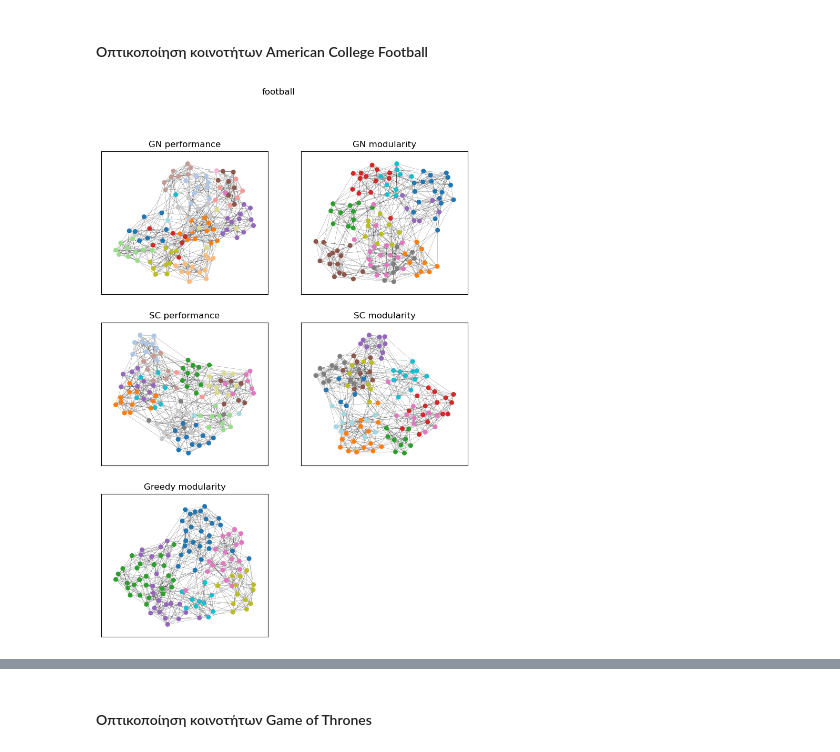
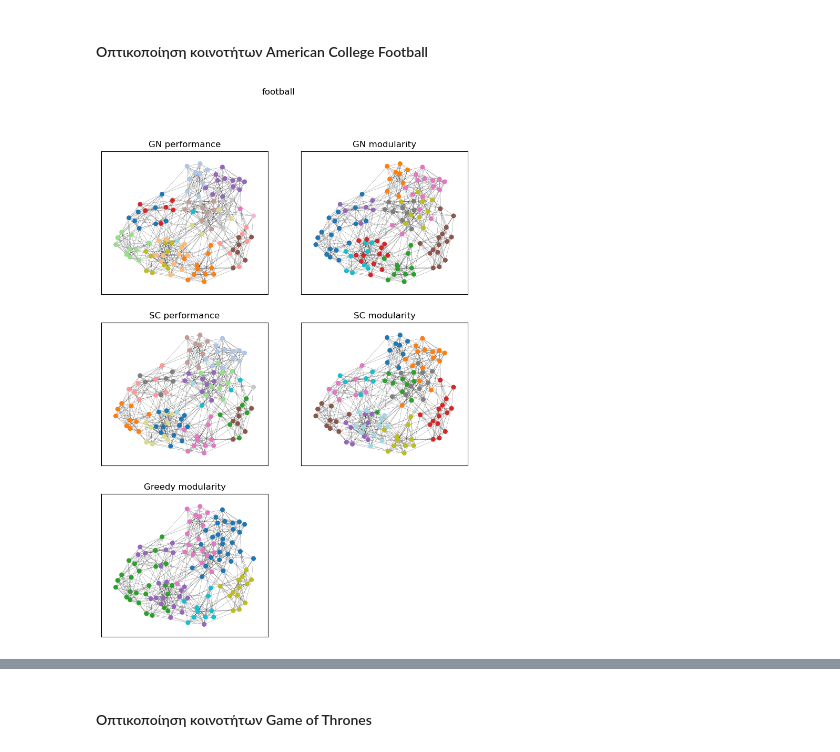
Before and after one commit to k-papadakis/social-network-analysis, a Jupyter notebook: lab2/lab2_student_version.ipynb, the cells around one changed output, grey strips where cells are left out. Saved outputs shown, nothing was run; the diff lists cells and outputs as text; code cells hidden in the pictures.

Commit message:
Added times. Constant spring layout.

```diff
--- a/lab2/lab2_student_version.ipynb
+++ b/lab2/lab2_student_version.ipynb
@@ -275,15 +296,16 @@ def spectral_clustering_50(G):
         yield spectral_clustering(G, n_clusters)
 
 
-# best_partition_sc = {
-#     name: {score_fn.__name__: best_partition(G, spectral_clustering_50, score_fn) for score_fn in (modularity, performance)
-#           } for name, G in graphs.items()
-# }
+best_partition_sc = {
+    name:
+    {score_fn.__name__: best_partition(G, spectral_clustering_50, score_fn) for score_fn in (modularity, performance)}
+    for name, G in graphs.items()
+}
 # %% [markdown]
 <h4>Εντοπισμός κοινοτήτων σε συνθετικά και πραγματικά δίκτυα με τη μέθοδο Modularity Maximization.</h4>
 Για την διαμέριση που θα προκύψει σε κάθε συνθετικό και πραγματικό δίκτυο, να υπολογίσετε το modularity score και το performance score.
 # %%
-# partition_mm = {name: greedy_modularity_communities(G) for name, G in graphs.items()}
+partition_mm = {name: greedy_modularity_communities(G) for name, G in graphs.items()}
 # %%
 # import pickle
 
@@ -296,16 +318,16 @@ def spectral_clustering_50(G):
 # with open('best_partition_gn.pkl', 'wb') as f:
 #     pickle.dump(best_partition_gn, f)
 # %%
-import pickle
+# import pickle
 
-with open('partition_mm.pkl', 'rb') as f:
-    partition_mm = pickle.load(f)
+# with open('partition_mm.pkl', 'rb') as f:
+#     partition_mm = pickle.load(f)
 
-with open('best_partition_sc.pkl', 'rb') as f:
-    best_partition_sc = pickle.load(f)
+# with open('best_partition_sc.pkl', 'rb') as f:
+#     best_partition_sc = pickle.load(f)
 
-with open('best_partition_gn.pkl', 'rb') as f:
-    best_partition_gn = pickle.load(f)
+# with open('best_partition_gn.pkl', 'rb') as f:
+#     best_partition_gn = pickle.load(f)
 # %% [markdown]
 #### Οπτικοποίηση κοινοτήτων American College Football
 # %%
@@ -313,36 +335,39 @@ def plot_communities(G: nx.Graph, partition, title=None, ax=None):
     if ax is None:
         _, ax = plt.subplots()
 
     node_to_int = {node: i for i, node in enumerate(G.nodes)}
 
     colors = [None] * len(G)
     for color, community in enumerate(partition):
         for node in community:
             colors[node_to_int[node]] = color
 
     cmap = 'tab10' if len(partition) <= 10 else 'tab20'
-    nx.draw_networkx(G, node_color=colors, with_labels=False, node_size=30, width=0.15, alpha=1.0, cmap=cmap, ax=ax)
+    pos = nx.spring_layout(G, seed=42)
+    nx.draw_networkx(
+        G, pos=pos, node_color=colors, with_labels=False, node_size=30, width=0.15, alpha=1.0, cmap=cmap, ax=ax
+    )
     ax.set_title(title)
 
 
 def plot_communities_grid(name, suptitle=None):
     G = graphs[name]
 
     fig, axs = plt.subplots(3, 2, figsize=(9, 12))
 
-    plot_communities(G, best_partition_gn[name]['performance'], f"GN performance", ax=axs[0, 0])
-    plot_communities(G, best_partition_gn[name]['modularity'], f"GN modularity", ax=axs[0, 1])
+    plot_communities(G, best_partition_gn[name]['performance']['best_partition'], f"GN performance", ax=axs[0, 0])
+    plot_communities(G, best_partition_gn[name]['modularity']['best_partition'], f"GN modularity", ax=axs[0, 1])
 
-    plot_communities(G, best_partition_sc[name]['performance'], f"SC performance", ax=axs[1, 0])
-    plot_communities(G, best_partition_sc[name]['modularity'], f"SC modularity", ax=axs[1, 1])
+    plot_communities(G, best_partition_sc[name]['performance']['best_partition'], f"SC performance", ax=axs[1, 0])
+    plot_communities(G, best_partition_sc[name]['modularity']['best_partition'], f"SC modularity", ax=axs[1, 1])
 
     plot_communities(G, partition_mm[name], f"Greedy modularity", ax=axs[2, 0])
 
     axs[2, 1].axis('off')
 
     fig.suptitle(suptitle if suptitle is not None else name)
 
 
 plot_communities_grid('football')
 # %% [output]
-[figure, old version]
+[figure, new version]
```
Also changed, not shown: parts of 11 cells of this notebook, 1 other file.
